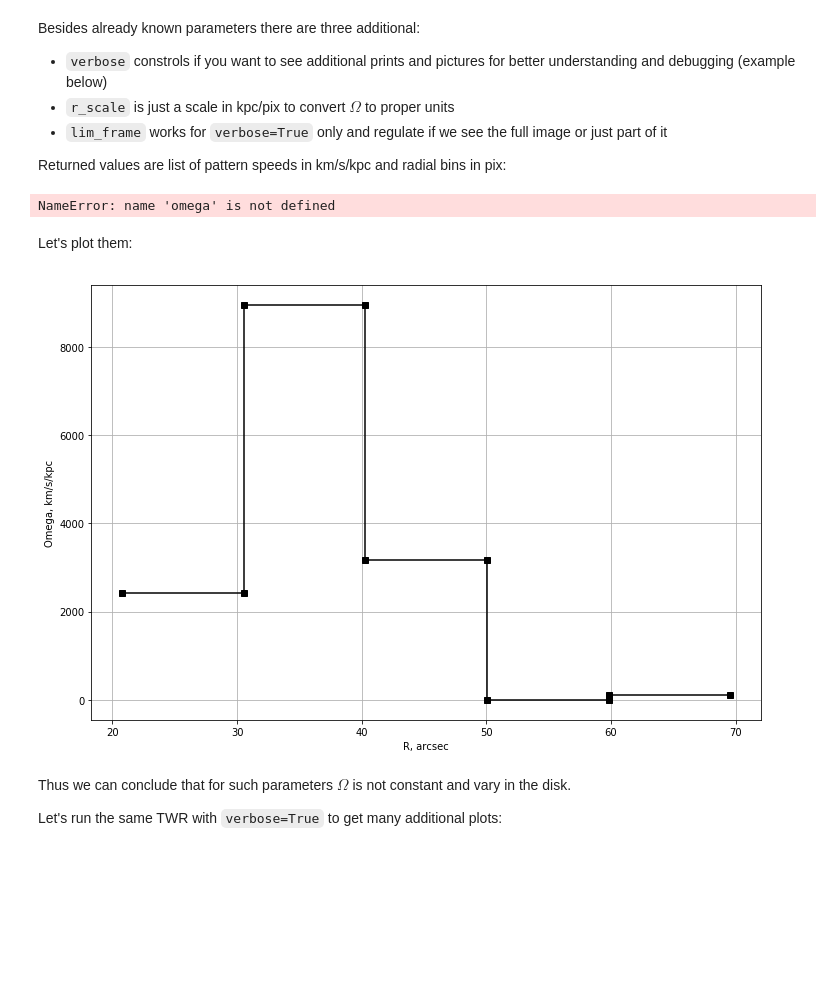
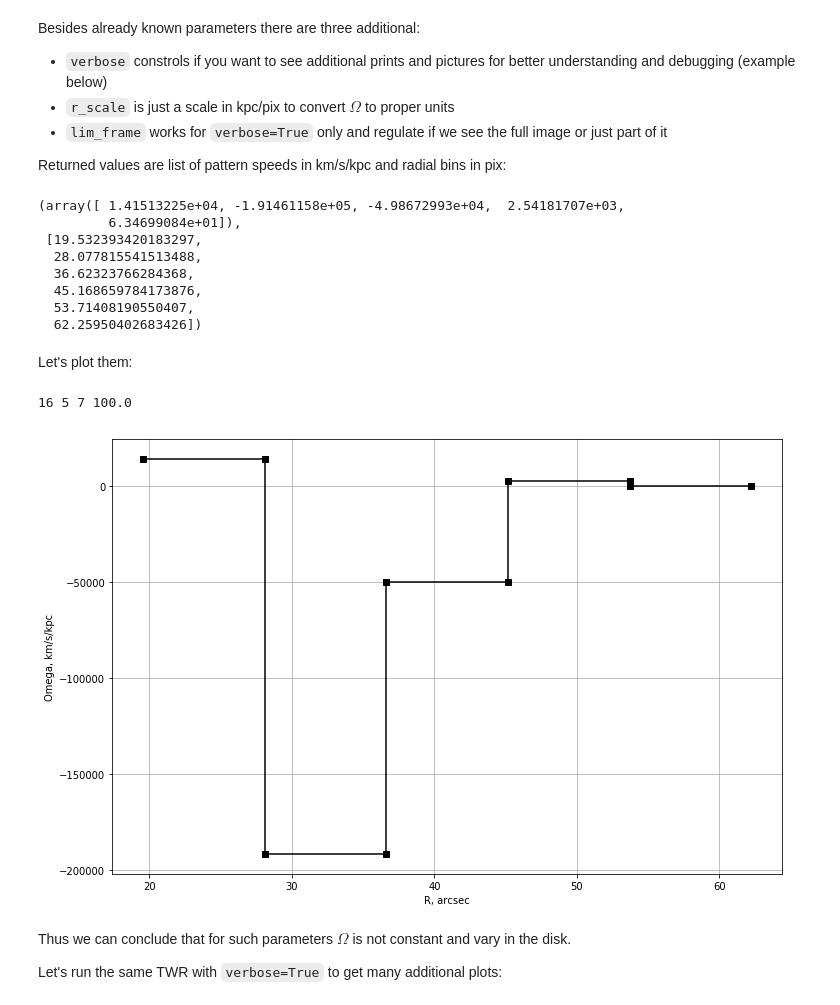
Before and after one commit to strawberryfieldss/galaxy, a Jupyter notebook: new/pyTWR-master/Example notebook.ipynb, the cells around one changed output. Drawn from its saved outputs; the diff is of its cells as text; code cells hidden in the pictures; blank space fills up the shorter version.

```diff
--- a/new/pyTWR-master/Example notebook.ipynb
+++ b/new/pyTWR-master/Example notebook.ipynb
@@ -105,14 +105,11 @@ How we cut to ellipses is an essential part, because this determines on which ra
 
 Let's illustrate this for y>0 side:
 # %%
-from goto import with_goto
-#def yyy():
-
 ymin = 8.
 y_bins = 3
 delta_y = 5.
 X_max = 100.
-while (y_bins < 6):
+for y_bins in range (3,6):
     exitFlag=False
     omega, rrs = pytwr.solve_TWR(intens=plane_intens, vel=plane_v,
                     center=image_center, incl=incl,
@@ -124,10 +121,10 @@ while (y_bins < 6):
     aa[:] = 0
     bb = np.array(omega.shape)
     bb[:] = 600
-    check = np.logical_and(omega>0.,omega<600.)
+    check = np.logical_and(omega>0.,omega<1000.)
     if(np.all(check)):
         break
-    while (delta_y < 8):
+    for delta_y in range (5,8):
         exitFlag=False
         omega, rrs = pytwr.solve_TWR(intens=plane_intens, vel=plane_v,
                         center=image_center, incl=incl,
@@ -135,12 +132,12 @@ while (y_bins < 6):
                         verbose=False,
                         r_scale=pix_kpc,
                         lim_frame=True)
-        check = np.logical_and(omega>0.,omega<600.)
+        check = np.logical_and(omega>0.,omega<1000.)
         if(np.all(check)):
             exitFlag=True
             break
 
-        while (ymin < 17):
+        for ymin in range (8,17):
             exitFlag=False
             omega, rrs = pytwr.solve_TWR(intens=plane_intens, vel=plane_v,
                             center=image_center, incl=incl,
@@ -148,19 +145,18 @@ while (y_bins < 6):
                             verbose=False,
                             r_scale=pix_kpc,
                             lim_frame=True)
-            check = np.logical_and(omega>0.,omega<600.)
+            check = np.logical_and(omega>0.,omega<1000.)
             if(np.all(check)):
                 exitFlag=True
                 break
 
-            ymin +=1
+            #ymin +=1
         if(exitFlag):
             break
-        delta_y +=1
+       # delta_y +=1
     if(exitFlag):
         break
-    y_bins +=1
-#label .end
+   # y_bins +=1
 fig = plt.figure(figsize=[24,12])
 ax = plt.subplot(121)
 im = ax.imshow(np.squeeze(plane_v), origin='lower', cmap='rainbow', vmin=-200, vmax=200)
@@ -205,24 +201,35 @@ Returned values are list of pattern speeds in km/s/kpc and radial bins in pix:
 # %%
 omega, rrs
 # %% [output]
-NameError: name 'omega' is not defined
+(array([ 1.41513225e+04, -1.91461158e+05, -4.98672993e+04,  2.54181707e+03,
+         6.34699084e+01]),
+ [19.532393420183297,
+  28.077815541513488,
+  36.62323766284368,
+  45.168659784173876,
+  53.71408190550407,
+  62.25950402683426])
 # %% [markdown]
 Let's plot them:
 # %%
+print(ymin,
+y_bins,delta_y,
+X_max)
 fig = plt.figure(figsize=[12,8])
 ax = plt.gca()
 tmp = []
 for ind, om in enumerate(omega):
     tmp.append([rrs[ind]*bima_scale, om])
     tmp.append([rrs[ind+1]*bima_scale, om])
 tmp = np.array(tmp)
 ax.plot(tmp[:, 0], tmp[:, 1], '-s', color='k')
 ax.grid()
 plt.xlabel('R, arcsec')
 plt.ylabel('Omega, km/s/kpc')
 plt.show()
 # %% [output]
+16 5 7 100.0
-[figure, old version]
+[figure, new version]
 # %% [markdown]
 Thus we can conclude that for such parameters $\Omega$ is not constant and vary in the disk.
 
```
Also changed, not shown: parts of 3 cells of this notebook.
